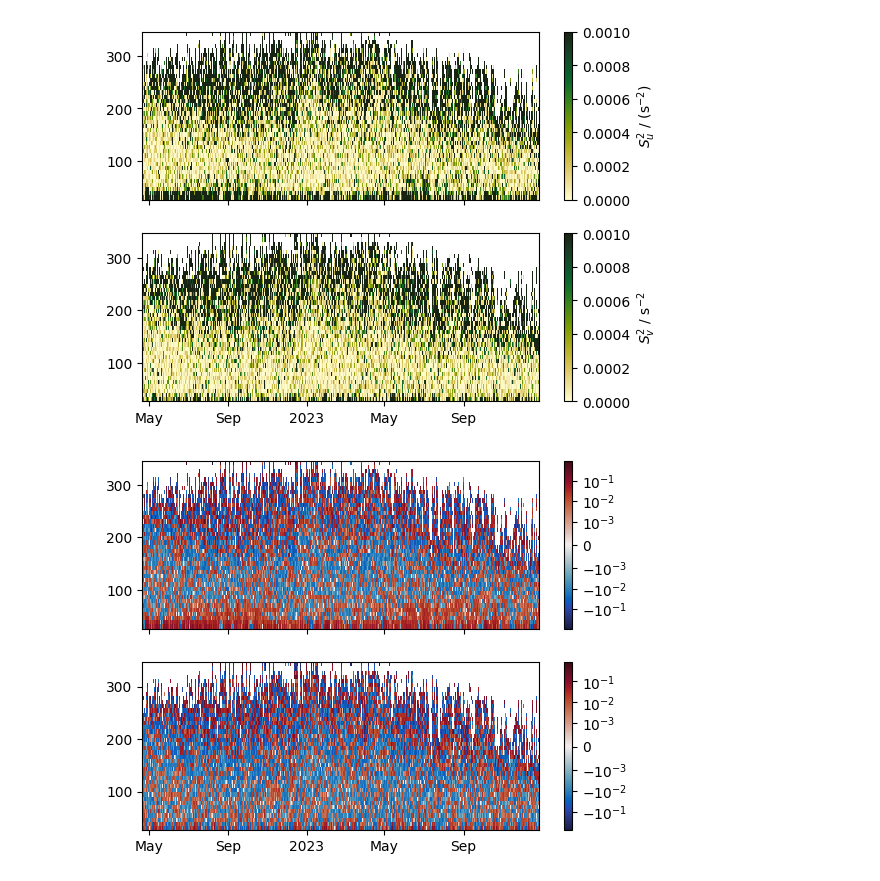
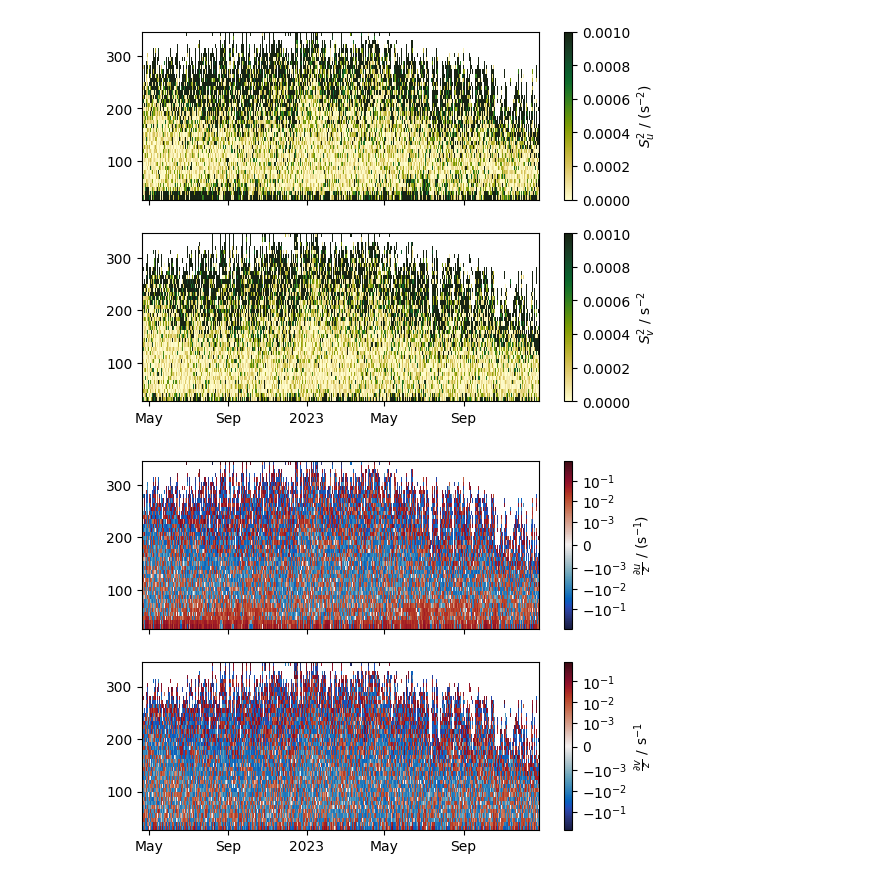
Before and after one commit to opinner/pinner2026_JPO_code, a Jupyter notebook: notebooks/exploratory/ADCP.ipynb, the cells around one changed output. Saved outputs shown, nothing was run; the diff lists cells and outputs as text; code cells hidden in the pictures.

```diff
--- a/notebooks/exploratory/ADCP.ipynb
+++ b/notebooks/exploratory/ADCP.ipynb
@@ -257,34 +261,36 @@ for axis in ax:
 # %%
 fig, ax = plt.subplots(nrows=2, sharex=True, sharey=True)
 
 linthresh = 1e-3
 
 im0 = ax[0].pcolormesh(
     u_shear.index,
     u_shear.columns,
     u_shear.to_numpy().T,
     norm=mcolors.SymLogNorm(linthresh),
     cmap=cm.cm.balance,
 )
 
 im1 = ax[1].pcolormesh(
     v_shear.index,
     v_shear.columns,
     v_shear.to_numpy().T,
     norm=mcolors.SymLogNorm(linthresh),
     cmap=cm.cm.balance,
 )
 
-fig.colorbar(im0, ax=ax[0])
-fig.colorbar(im1, ax=ax[1])
+ubar = fig.colorbar(im0, ax=ax[0])
+ubar.set_label("$\\frac{\\partial u}{z}$ / (s$^{-1}$)")
+vbar = fig.colorbar(im1, ax=ax[1])
+vbar.set_label("$\\frac{\\partial v}{z}$ / s$^{-1}$")
 
 for axis in ax:
     locator = mdates.AutoDateLocator(minticks=3, maxticks=7)
     formatter = mdates.ConciseDateFormatter(locator)
     axis.xaxis.set_major_locator(locator)
     axis.xaxis.set_major_formatter(formatter)
 # %% [output]
-[figure, old version]
+[figure, new version]
 # %%
 fig, ax = plt.subplots(nrows=2, sharex=True, sharey=True)
 
```
Also changed, not shown: parts of 15 cells of this notebook, 6 other files.
